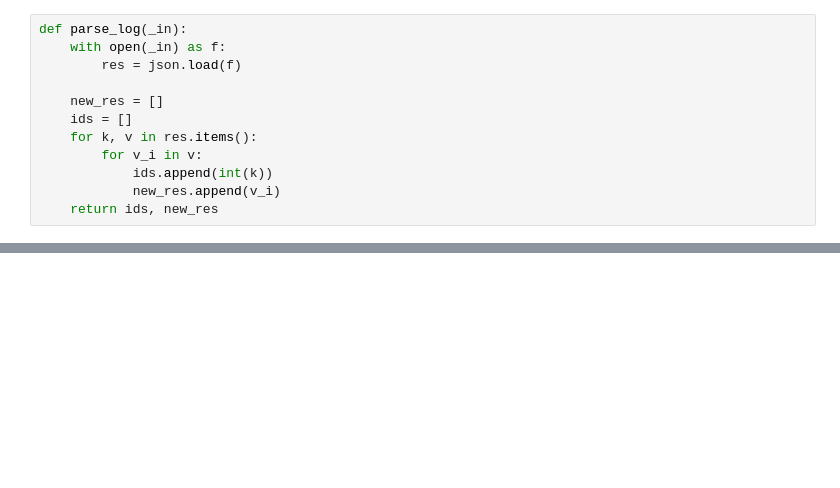
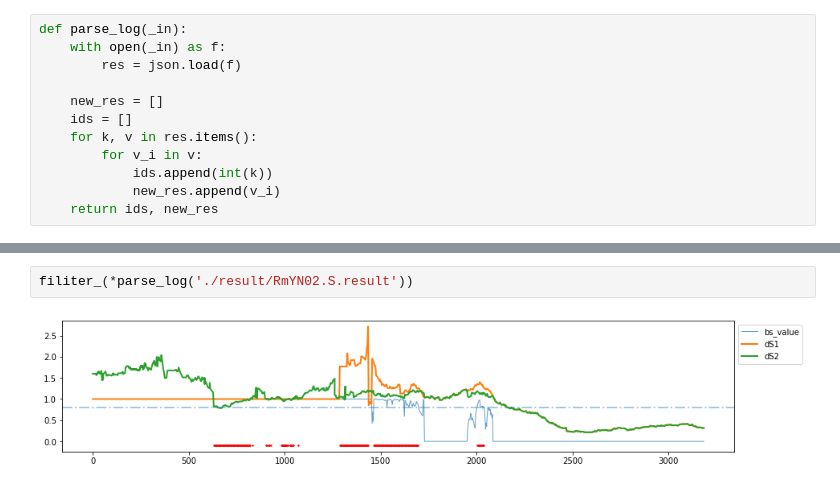
Before and after one commit to DuLab-SYSU/NSRecomb, a Jupyter notebook: results.ipynb, the cells around one changed output, grey strips where cells are left out. Saved outputs shown, nothing was run; the diff lists cells and outputs as text; blank space fills up the shorter version.

```diff
--- a/results.ipynb
+++ b/results.ipynb
@@ -70,0 +58,4 @@ plt.legend(loc='upper left', bbox_to_anchor=(1, 1))
+# %%
+filiter_(*parse_log('./result/RmYN02.S.result'))
+# %% [output]
+[figure, added]
```
Also changed, not shown: parts of 24 cells of this notebook, 11 other files.
